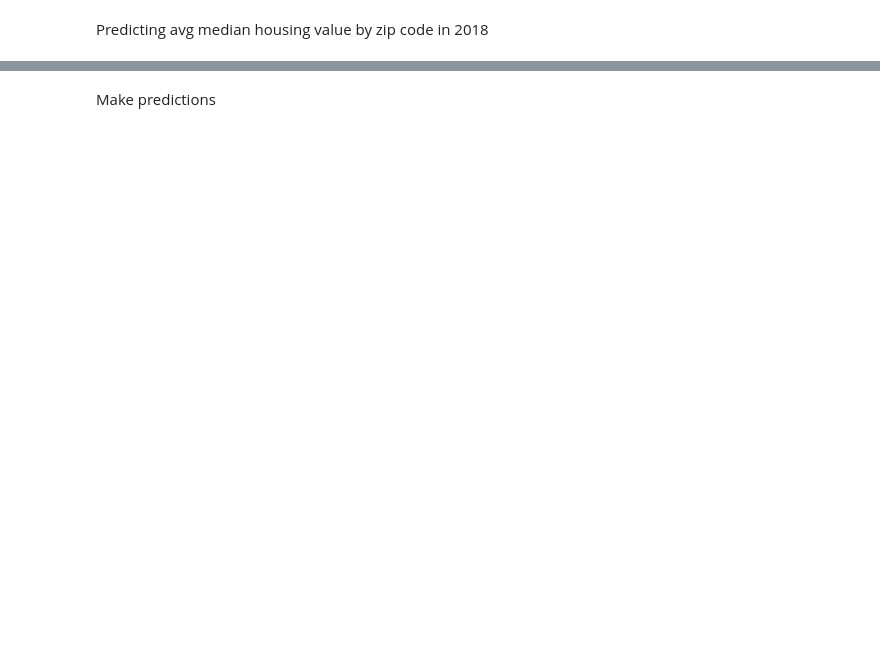
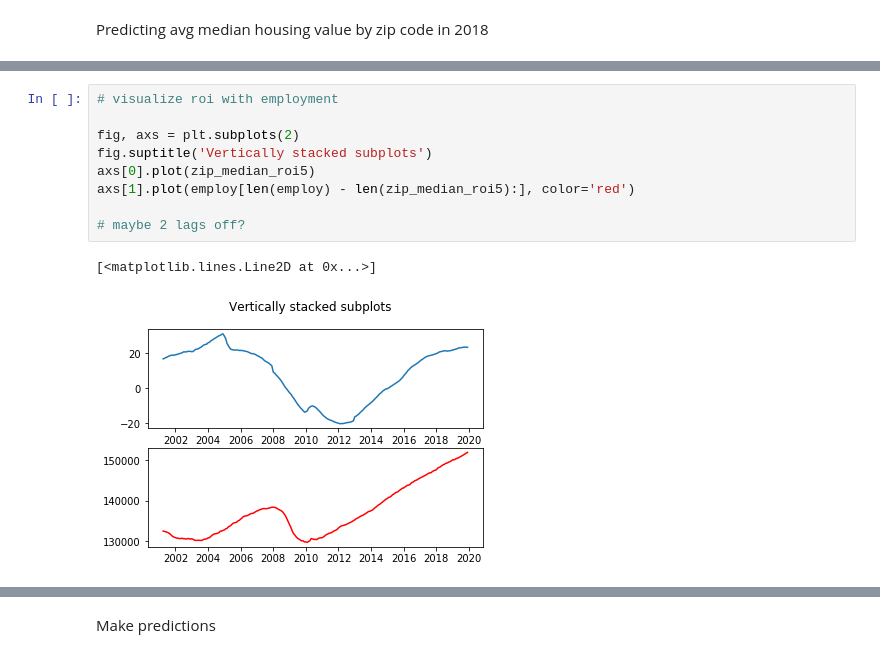
Before and after one commit to vksyr/IST718, a Jupyter notebook: Lab2.ipynb, the cells around one changed output, grey strips where cells are left out. Drawn from its saved outputs; the diff is of its cells as text; blank space fills up the shorter version.

```diff
--- a/Lab2.ipynb
+++ b/Lab2.ipynb
@@ -239,0 +387,12 @@ evaluate_models(df['zip_median'].values, p_values, d_values, q_values)
+# %%
+# visualize roi with employment
+
+fig, axs = plt.subplots(2)
+fig.suptitle('Vertically stacked subplots')
+axs[0].plot(zip_median_roi5)
+axs[1].plot(employ[len(employ) - len(zip_median_roi5):], color='red')
+
+# maybe 2 lags off?
+# %% [output]
+[<matplotlib.lines.Line2D at 0x...>]
+[figure, added]
```
Also changed, not shown: parts of 32 cells of this notebook.
